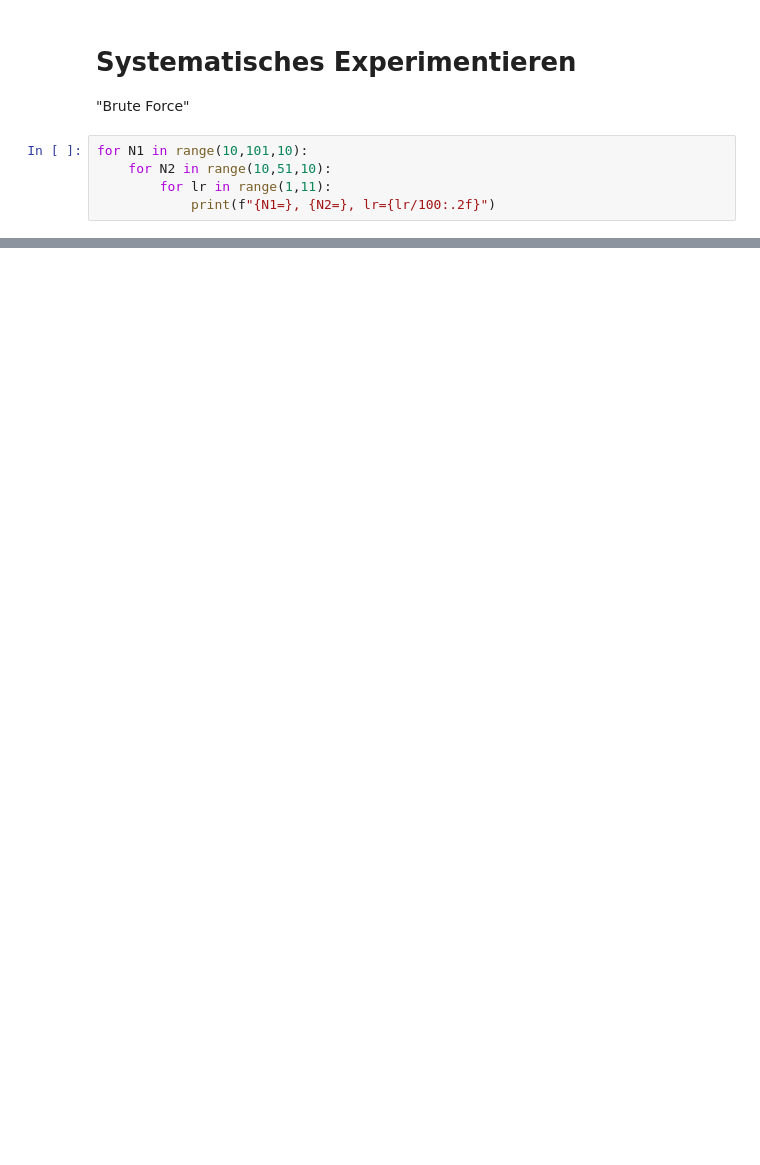
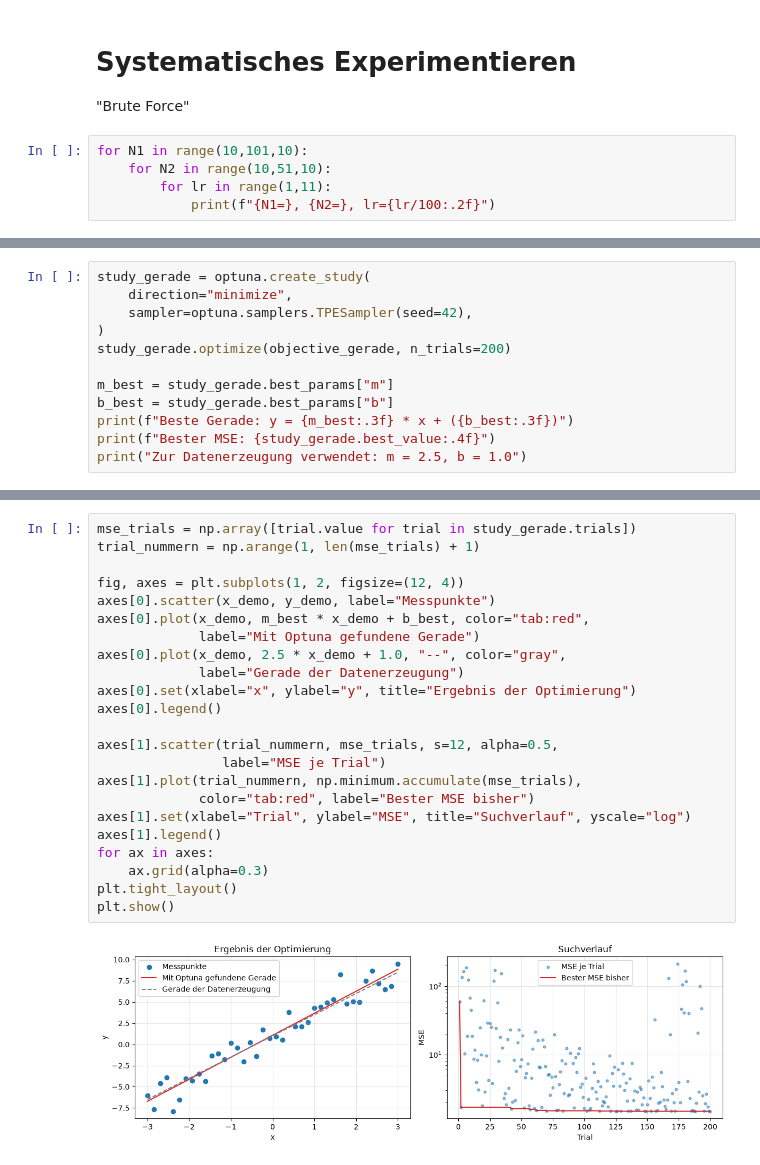
Before and after one commit to juebrauer/examples, a Jupyter notebook: 072_optuna/optuna_test.ipynb, the cells around one changed output, grey strips where cells are left out. Cells and saved outputs as stored; diff of their text form; blank space fills up the shorter version.

```diff
--- a/072_optuna/optuna_test.ipynb
+++ b/072_optuna/optuna_test.ipynb
@@ -289,0 +308,12 @@ Note: you may need to restart the kernel to use updated packages.
+# %%
+study_gerade = optuna.create_study(
+    direction="minimize",
+    sampler=optuna.samplers.TPESampler(seed=42),
+)
+study_gerade.optimize(objective_gerade, n_trials=200)
+
+m_best = study_gerade.best_params["m"]
+b_best = study_gerade.best_params["b"]
+print(f"Beste Gerade: y = {m_best:.3f} * x + ({b_best:.3f})")
+print(f"Bester MSE: {study_gerade.best_value:.4f}")
+print("Zur Datenerzeugung verwendet: m = 2.5, b = 1.0")
@@ -289,0 +347,25 @@ Note: you may need to restart the kernel to use updated packages.
+# %%
+mse_trials = np.array([trial.value for trial in study_gerade.trials])
+trial_nummern = np.arange(1, len(mse_trials) + 1)
+
+fig, axes = plt.subplots(1, 2, figsize=(12, 4))
+axes[0].scatter(x_demo, y_demo, label="Messpunkte")
+axes[0].plot(x_demo, m_best * x_demo + b_best, color="tab:red",
+             label="Mit Optuna gefundene Gerade")
+axes[0].plot(x_demo, 2.5 * x_demo + 1.0, "--", color="gray",
+             label="Gerade der Datenerzeugung")
+axes[0].set(xlabel="x", ylabel="y", title="Ergebnis der Optimierung")
+axes[0].legend()
+
+axes[1].scatter(trial_nummern, mse_trials, s=12, alpha=0.5,
+                label="MSE je Trial")
+axes[1].plot(trial_nummern, np.minimum.accumulate(mse_trials),
+             color="tab:red", label="Bester MSE bisher")
+axes[1].set(xlabel="Trial", ylabel="MSE", title="Suchverlauf", yscale="log")
+axes[1].legend()
+for ax in axes:
+    ax.grid(alpha=0.3)
+plt.tight_layout()
+plt.show()
+# %% [output]
+[figure, added]
```
Also changed, not shown: parts of 24 cells of this notebook.
